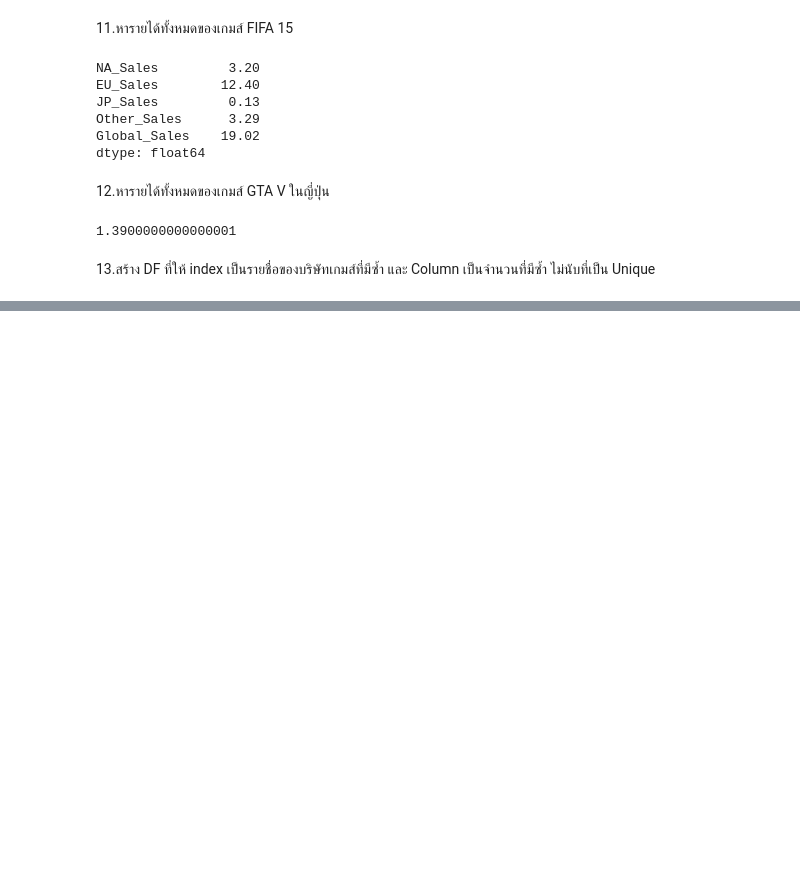
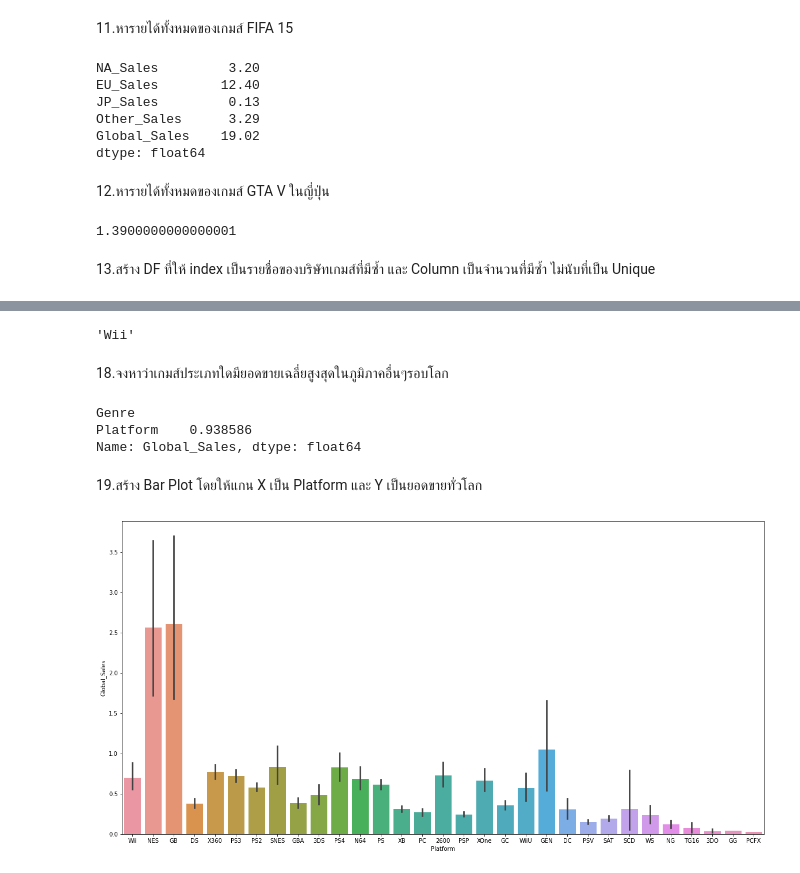
Before and after one commit to 0xKoios/DataCamp-2-for-Data-Scientist, a Jupyter notebook: 8. Project I Capstone/Project I Capstone.ipynb, the cells around one changed output, grey strips where cells are left out. Drawn from its saved outputs; the diff is of its cells as text; code cells hidden in the pictures; blank space fills up the shorter version.

```diff
--- a/8. Project I Capstone/Project I Capstone.ipynb
+++ b/8. Project I Capstone/Project I Capstone.ipynb
@@ -274,0 +397,19 @@ df.set_index("Name")
+# %%
+df.sort_values(by="EU_Sales", ascending=False)["Platform"].values[0]
+# %% [output]
+'Wii'
+# %% [markdown]
+18.จงหาว่าเกมส์ประเภทใดมียอดขายเฉลี่ยสูงสุดในภูมิภาคอื่นๆรอบโลก
+# %%
+df.groupby("Genre").mean().sort_values("Global_Sales", ascending=False)["Global_Sales"].head(1)
+# %% [output]
+Genre
+Platform    0.938586
+Name: Global_Sales, dtype: float64
+# %% [markdown]
+19.สร้าง Bar Plot โดยให้แกน X เป็น Platform และ Y เป็นยอดขายทั่วโลก
+# %%
+fig = plt.figure(figsize=(20, 10))
+sns.barplot(df["Platform"], df["Global_Sales"]);
+# %% [output]
+[figure, added]
```
Also changed, not shown: parts of 25 cells of this notebook.
